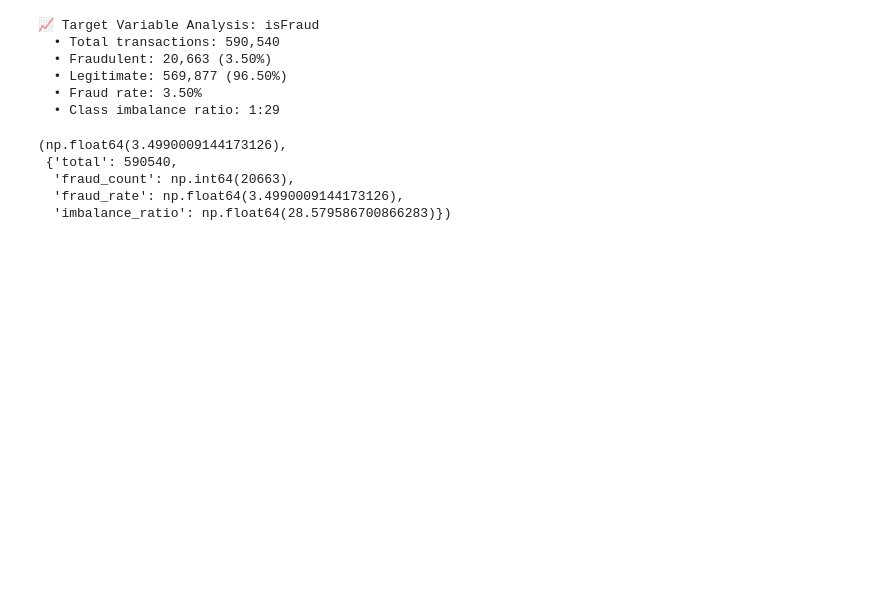
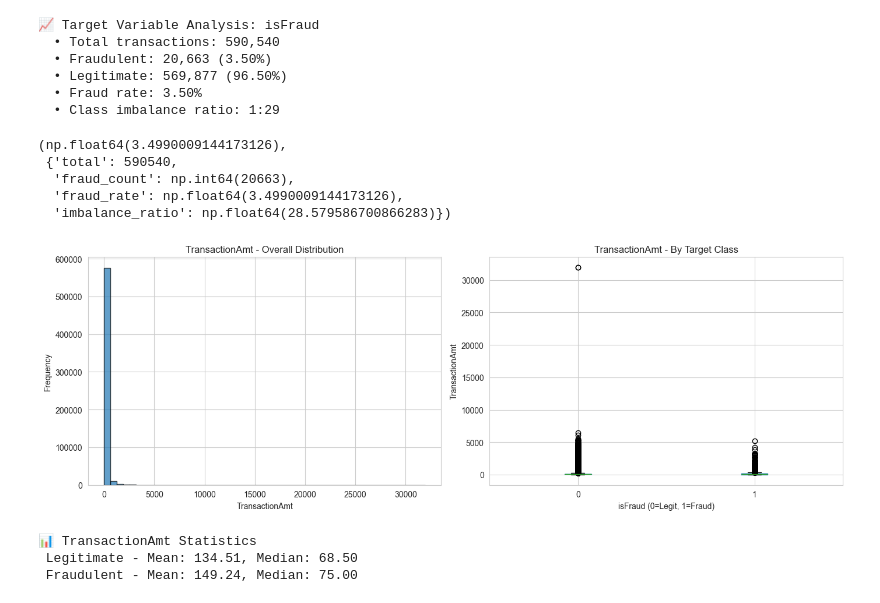
Before and after one commit to devbrewai/ai-fraud-detection-cross-border-payments, a Jupyter notebook: notebooks/01_data_exploration.ipynb, the cells around one changed output. Saved outputs shown, nothing was run; the diff lists cells and outputs as text; code cells hidden in the pictures; blank space fills up the shorter version.

```diff
--- a/notebooks/01_data_exploration.ipynb
+++ b/notebooks/01_data_exploration.ipynb
@@ -313,7 +313,7 @@ def analyze_target_variable(
     return fraud_rate, metrics
 
 # Plot numeric features
-def plat_numeric_distribution(
+def plot_numeric_distribution(
     df: pd.DataFrame,
     col: str,
     target_col: str,
@@ -328,3 +328,33 @@ def plat_numeric_distribution(
         target_col: Binary target column
         log_scale: Use log scale for skewed distributions
     """
+    fig, axes = plt.subplots(1,2, figsize=(14, 5))
+
+    # Overall distribution
+    df[col].hist(bins=50, ax=axes[0], edgecolor='black', alpha=0.7)
+    axes[0].set_title(f"{col} - Overall Distribution")
+    axes[0].set_xlabel(col)
+    axes[0].set_ylabel('Frequency')
+    if log_scale:
+        axes[0].set_yscale('log')
+
+    # By target class
+    df.boxplot(column=col, by=target_col, ax=axes[1])
+    axes[1].set_title(f"{col} - By Target Class")
+    axes[1].set_xlabel(f"{target_col} (0=Legit, 1=Fraud)")
+    axes[1].set_ylabel(col)
+    plt.suptitle('') # Remove default title
+
+    plt.tight_layout()
+    plt.show()
+
+    # Statistical comparison
+    legit_status = df[df[target_col] == 0][col].describe()
+    fraud_status = df[df[target_col] == 1][col].describe()
+
+    print(f"\n📊 {col} Statistics")
+    print(f" Legitimate - Mean: {legit_status['mean']:.2f}, Median: {legit_status['50%']:.2f}")
+    print(f" Fraudulent - Mean: {fraud_status['mean']:.2f}, Median: {fraud_status['50%']:.2f}")
+
+
+print("✅ Helper functions loaded")
@@ -373,3 +405,11 @@ analyze_target_variable(train_df, 'isFraud', 'Train Dataset')
   'fraud_count': np.int64(20663),
   'fraud_rate': np.float64(3.4990009144173126),
   'imbalance_ratio': np.float64(28.579586700866283)})
+# %%
+# Test plot numeric distribution
+plot_numeric_distribution(train_df, 'TransactionAmt', 'isFraud')
+# %% [output]
+[figure, added]
+📊 TransactionAmt Statistics
+ Legitimate - Mean: 134.51, Median: 68.50
+ Fraudulent - Mean: 149.24, Median: 75.00
```
Also changed, not shown: parts of 1 cell of this notebook.
